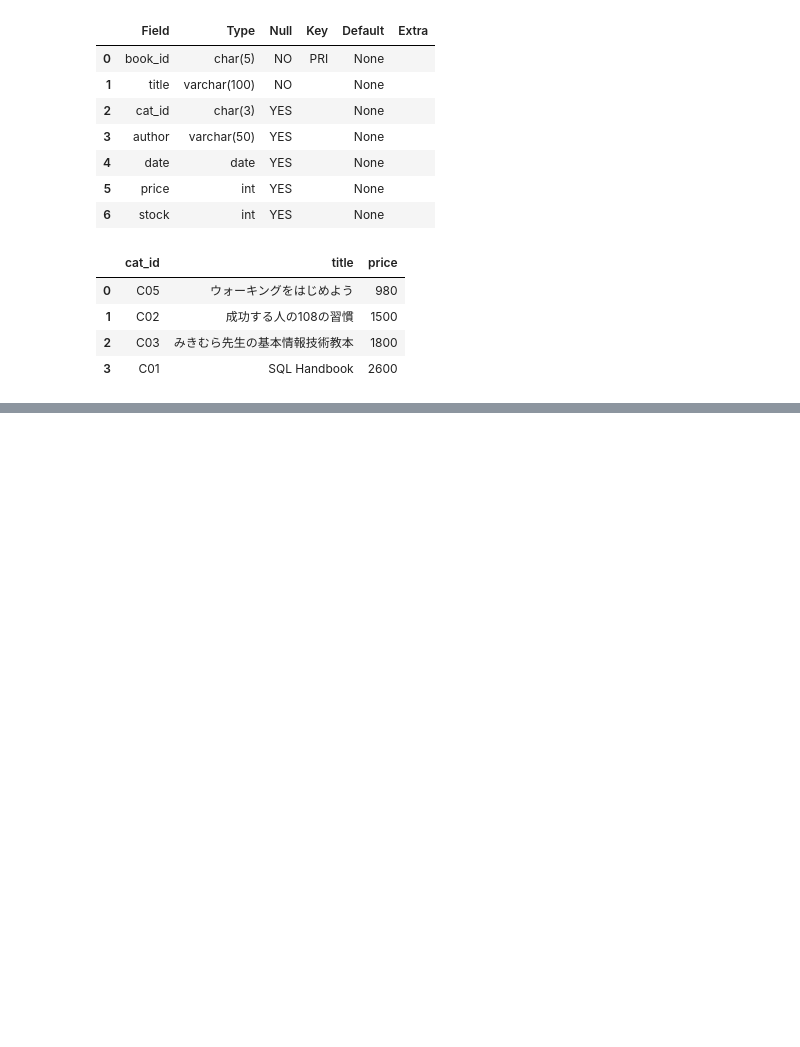
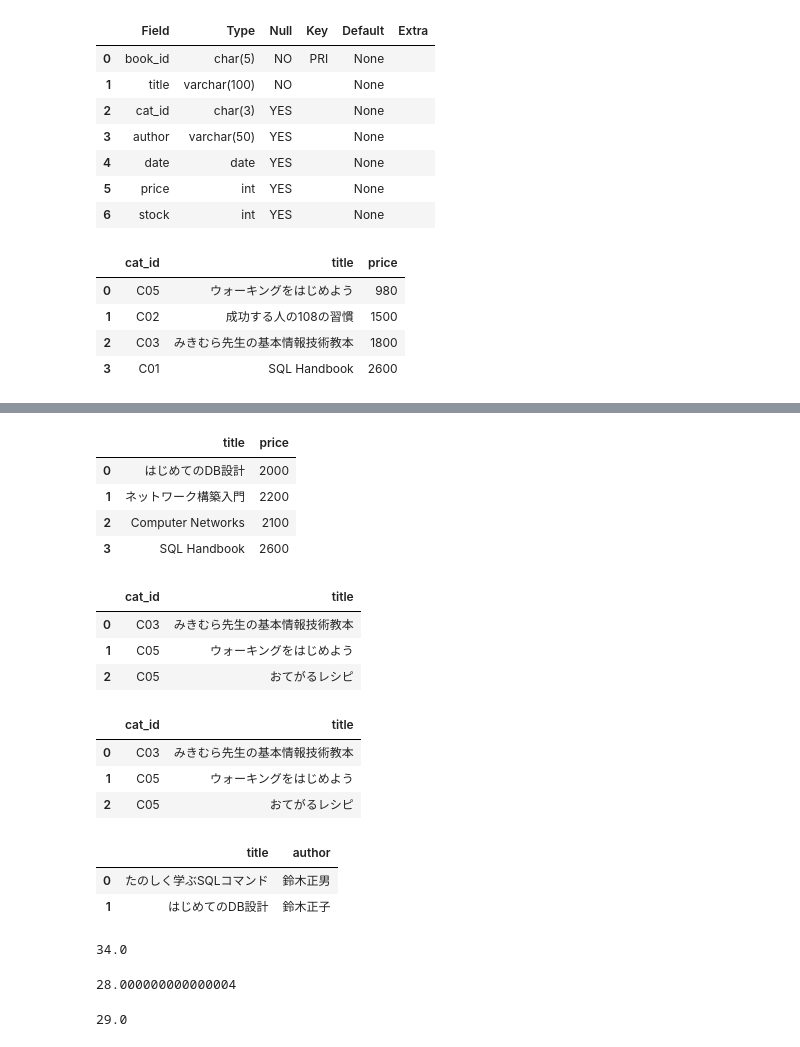
Before and after one commit to phonon-py/DatabaseSpecialistStudy, a Jupyter notebook: lesson_mysql.ipynb, the cells around one changed output, grey strips where cells are left out. Cells and saved outputs as stored; diff of their text form; code cells hidden in the pictures; blank space fills up the shorter version.

```diff
--- a/lesson_mysql.ipynb
+++ b/lesson_mysql.ipynb
@@ -2396,0 +2687,64 @@ execute_query_to_dataframe(query, engine)
+# %%
+q = " SELECT title, price FROM books WHERE price >= 2000;"
+execute_query_to_dataframe(q, engine)
+# %% [output]
+|  | title | price |
+| 0 | はじめてのDB設計 | 2000 |
+| 1 | ネットワーク構築入門 | 2200 |
+| 2 | Computer Networks | 2100 |
+| 3 | SQL Handbook | 2600 |
+# %%
+# 4
+query = '''
+SELECT cat_id, title
+FROM books
+WHERE cat_id != 'C01' AND cat_id != 'C02'
+ORDER BY cat_id ASC;
+'''
+
+execute_query_to_dataframe(query, engine)
+# %% [output]
+|  | cat_id | title |
+| 0 | C03 | みきむら先生の基本情報技術教本 |
+| 1 | C05 | ウォーキングをはじめよう |
+| 2 | C05 | おてがるレシピ |
+# %%
+# 4 NOT INでも記述できる
+query = '''
+SELECT cat_id, title
+FROM books
+WHERE cat_id NOT IN ('C01', 'C02')
+ORDER BY cat_id ASC;
+'''
+
+execute_query_to_dataframe(query, engine)
+# %% [output]
+|  | cat_id | title |
+| 0 | C03 | みきむら先生の基本情報技術教本 |
+| 1 | C05 | ウォーキングをはじめよう |
+| 2 | C05 | おてがるレシピ |
+# %%
+# 5
+query = '''
+SELECT title, author
+FROM books
+WHERE author LIKE '%鈴木%';
+'''
+
+execute_query_to_dataframe(query, engine)
+# %% [output]
+|  | title | author |
+| 0 | たのしく学ぶSQLコマンド | 鈴木正男 |
+| 1 | はじめてのDB設計 | 鈴木正子 |
+# %%
+10*0.6+70*(1-0.6)
+# %% [output]
+34.0
+# %%
+10*0.7+70*(1-0.7)
+# %% [output]
+28.000000000000004
+# %%
+20*0.7+50*(1-0.7)
+# %% [output]
+29.0
```
Also changed, not shown: parts of 19 cells of this notebook, 2 other files.
